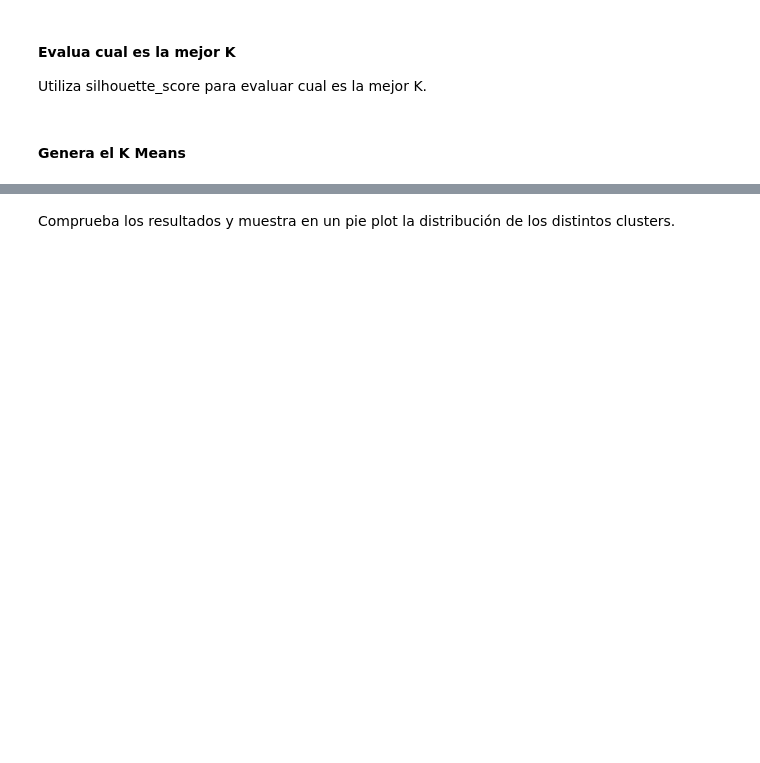
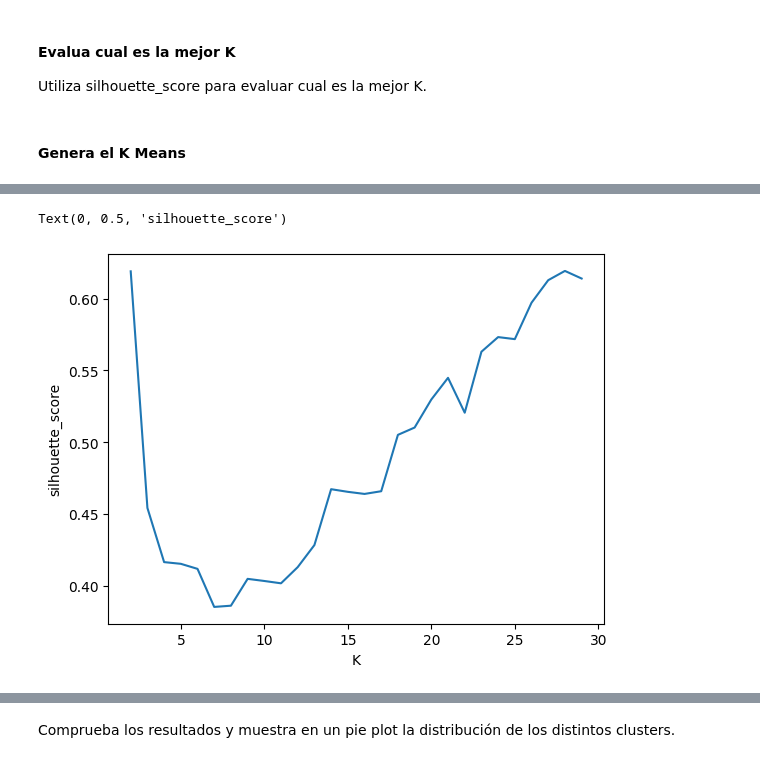
Before and after one commit to angelrodnah/2309_dsft_thebridge, a Jupyter notebook: 3-Machine_Learning/2-No_Supervisado/1-Clustering/Practica/EJER_1_kmeans_drugs_review.ipynb, the cells around one changed output, grey strips where cells are left out. Drawn from its saved outputs; the diff is of its cells as text; code cells hidden in the pictures; blank space fills up the shorter version.

```diff
--- a/3-Machine_Learning/2-No_Supervisado/1-Clustering/Practica/EJER_1_kmeans_drugs_review.ipynb
+++ b/3-Machine_Learning/2-No_Supervisado/1-Clustering/Practica/EJER_1_kmeans_drugs_review.ipynb
@@ -13,0 +113,11 @@ Transforma las columnas categoricas a numericas mediante dummies
+# %%
+map_sideEffects = {
+    "No Side Effects": 0,
+    "Mild Side Effects": 1,
+    "Moderate Side Effects": 2,
+    "Severe Side Effects": 3,
+    "Extremely Severe Side Effects": 4
+}
+
+df['sideEffects_int'] = df['sideEffects'].map(map_sideEffects)
+df.head()
@@ -13,0 +131,3 @@ Transforma las columnas categoricas a numericas mediante dummies
+# %%
+X = df[['rating', 'effectiveneess_int', 'sideEffects_int']]
+print(X.shape)
@@ -19,0 +145,3 @@ Utiliza silhouette_score para evaluar cual es la mejor K.
+# %%
+km_list = [KMeans(n_clusters=k, n_init=10, random_state=0).fit(X) for k in range(2,30)]
+km_list
@@ -19,0 +166,3 @@ Utiliza silhouette_score para evaluar cual es la mejor K.
+# %%
+silhouette_score_list = [silhouette_score(X, model.labels_) for model in km_list]
+silhouette_score_list
@@ -19,0 +187,7 @@ Utiliza silhouette_score para evaluar cual es la mejor K.
+# %%
+plt.plot(range(2,30), silhouette_score_list)
+plt.xlabel('K')
+plt.ylabel('silhouette_score')
+# %% [output]
+Text(0, 0.5, 'silhouette_score')
+[figure, added]
```
Also changed, not shown: parts of 23 cells of this notebook, 1 other file.
